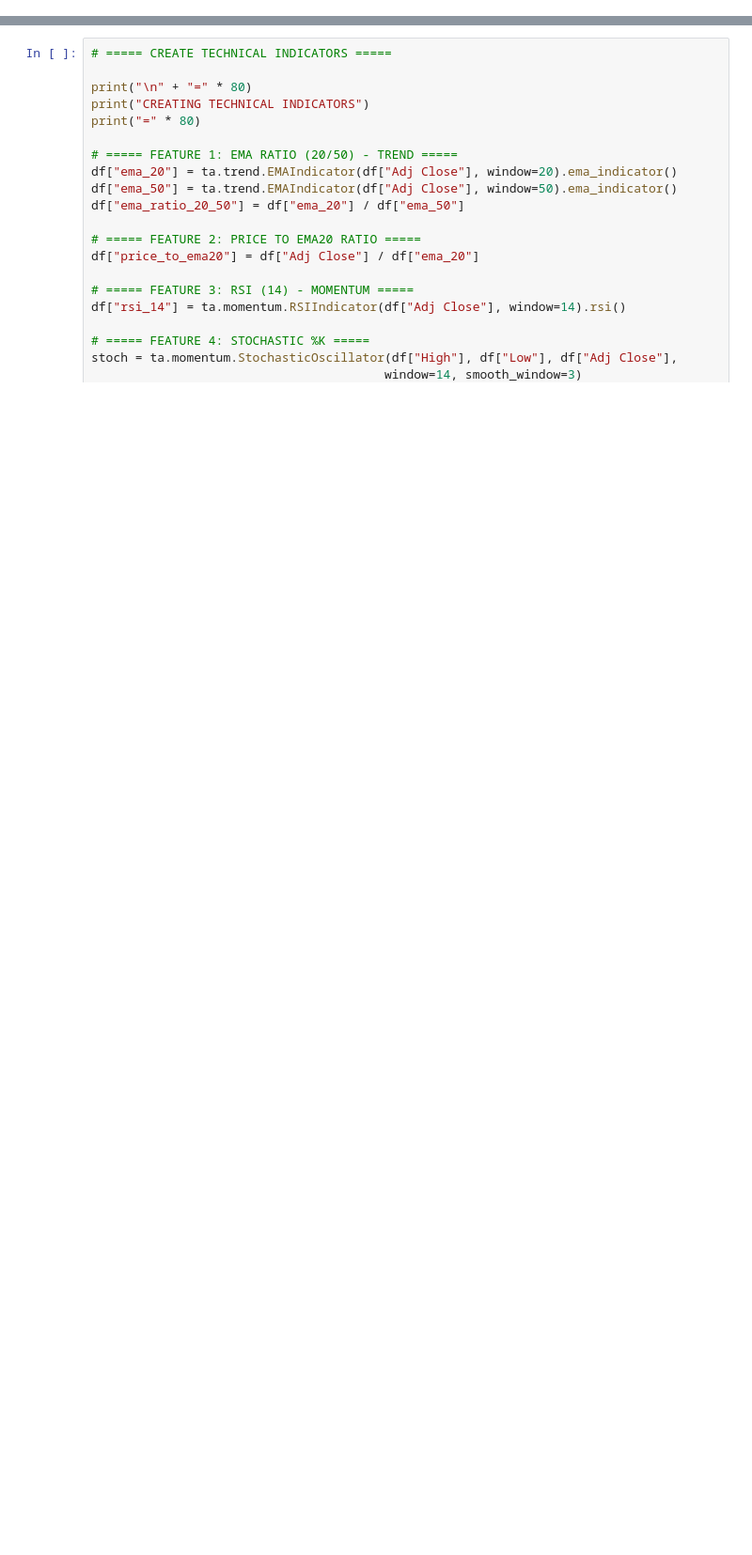
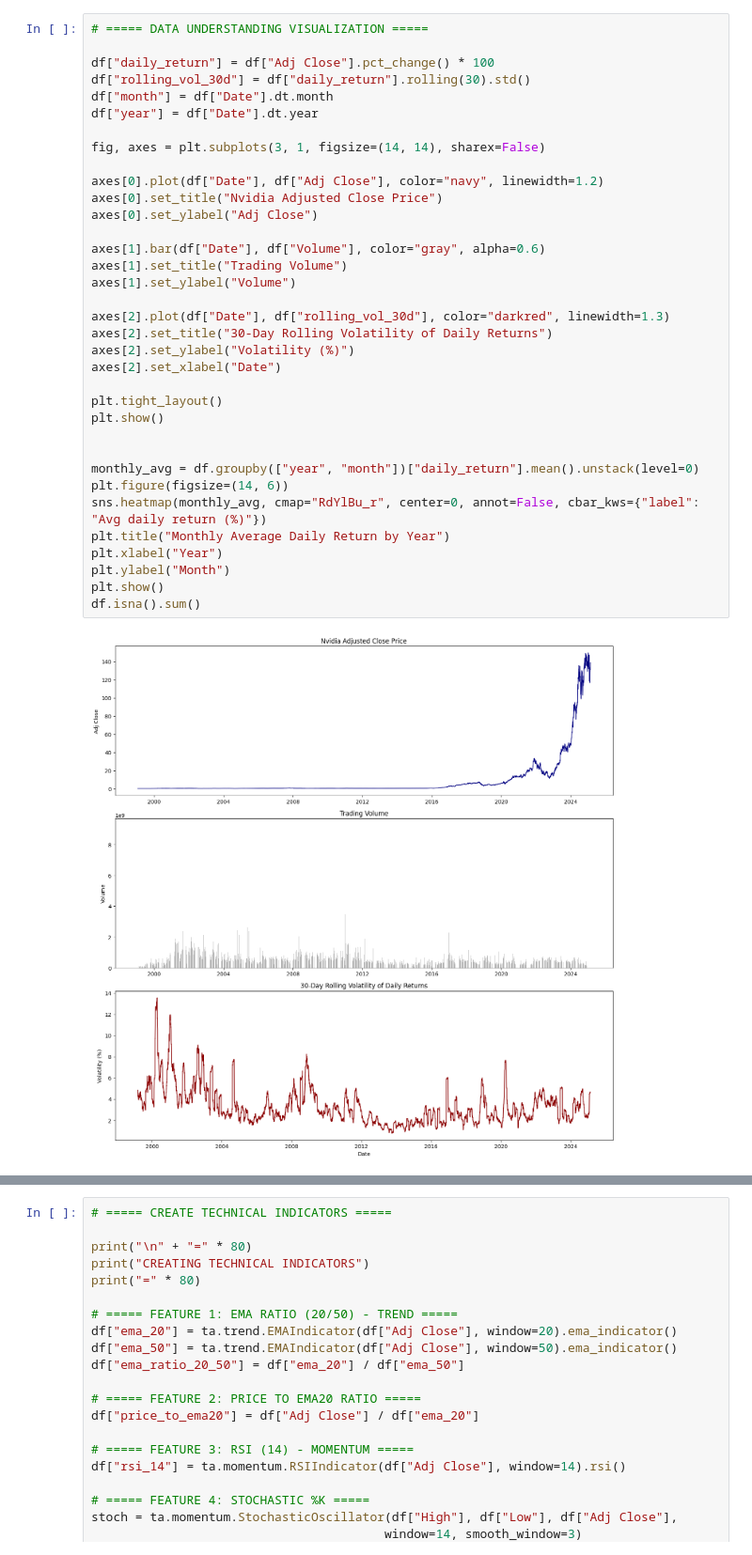
Before and after one commit to dansil2301/BasicStockPricePrediction, a Jupyter notebook: Pranav2.ipynb, the cells around one changed output, grey strips where cells are left out. Shown at 94% size. Drawn from its saved outputs; the diff is of its cells as text; blank space fills up the shorter version.

```diff
--- a/Pranav2.ipynb
+++ b/Pranav2.ipynb
@@ -170,0 +180,37 @@ plot_target_over_time(df_good)
+# %%
+# ===== DATA UNDERSTANDING VISUALIZATION =====
+
+df["daily_return"] = df["Adj Close"].pct_change() * 100
+df["rolling_vol_30d"] = df["daily_return"].rolling(30).std()
+df["month"] = df["Date"].dt.month
+df["year"] = df["Date"].dt.year
+
+fig, axes = plt.subplots(3, 1, figsize=(14, 14), sharex=False)
+
+axes[0].plot(df["Date"], df["Adj Close"], color="navy", linewidth=1.2)
+axes[0].set_title("Nvidia Adjusted Close Price")
+axes[0].set_ylabel("Adj Close")
+
+axes[1].bar(df["Date"], df["Volume"], color="gray", alpha=0.6)
+axes[1].set_title("Trading Volume")
+axes[1].set_ylabel("Volume")
+
+axes[2].plot(df["Date"], df["rolling_vol_30d"], color="darkred", linewidth=1.3)
+axes[2].set_title("30-Day Rolling Volatility of Daily Returns")
+axes[2].set_ylabel("Volatility (%)")
+axes[2].set_xlabel("Date")
+
+plt.tight_layout()
+plt.show()
+
+
+monthly_avg = df.groupby(["year", "month"])["daily_return"].mean().unstack(level=0)
+plt.figure(figsize=(14, 6))
+sns.heatmap(monthly_avg, cmap="RdYlBu_r", center=0, annot=False, cbar_kws={"label": "Avg daily return (%)"})
+plt.title("Monthly Average Daily Return by Year")
+plt.xlabel("Year")
+plt.ylabel("Month")
+plt.show()
+df.isna().sum()
+# %% [output]
+[figure, added]
```
Also changed, not shown: parts of 55 cells of this notebook, 5 other files.
